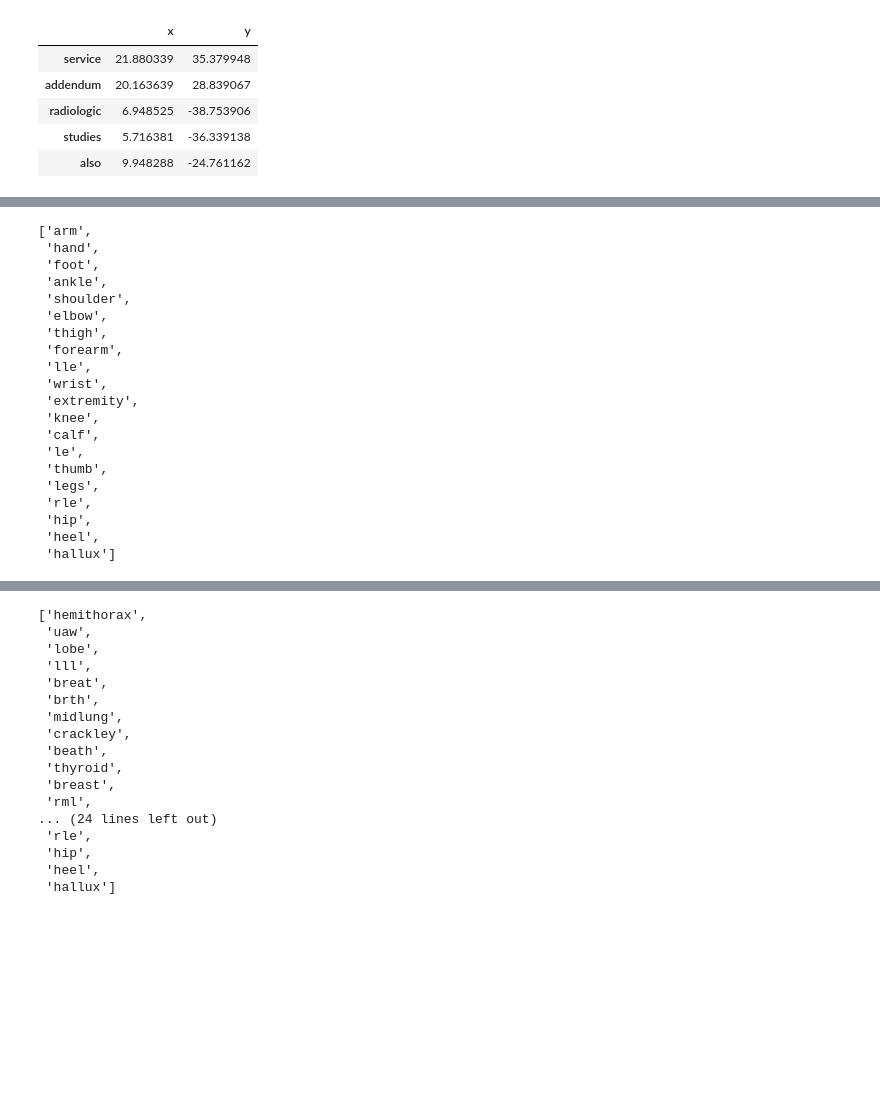
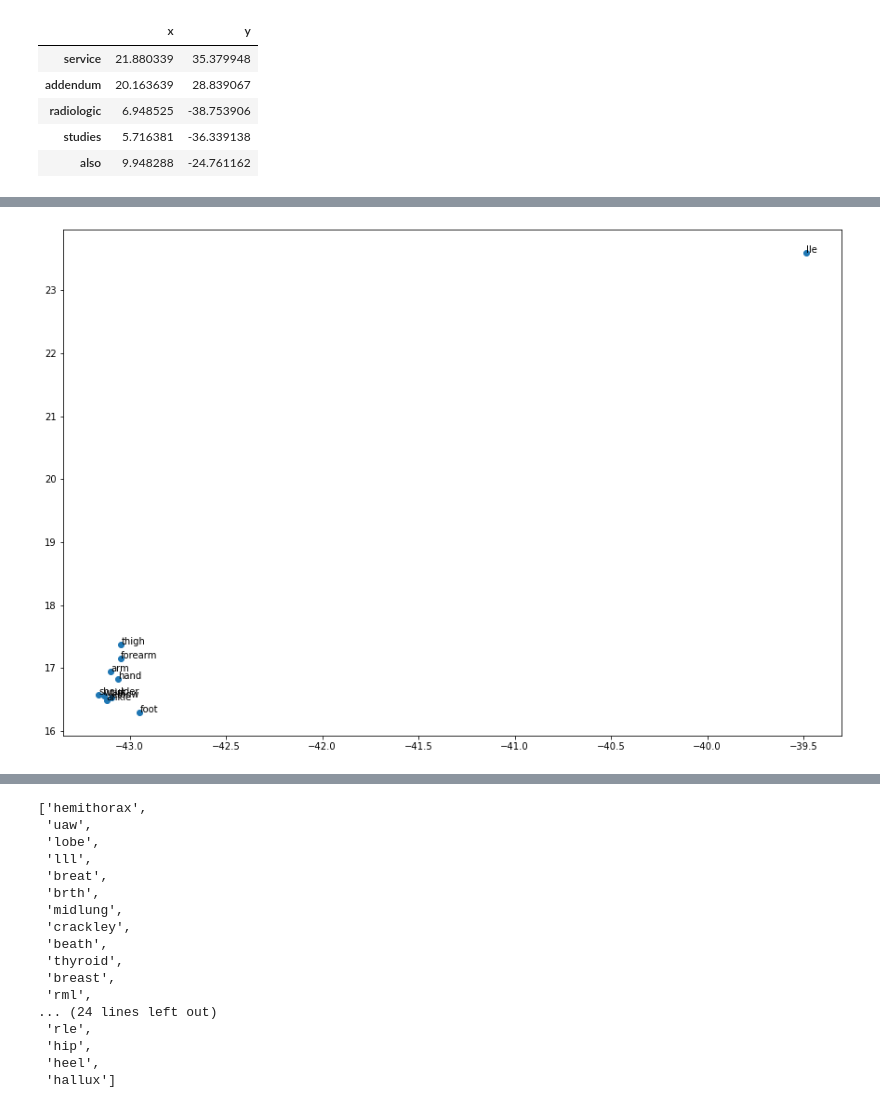
Before and after one commit to bestpredicts/NLP_Projects, a Jupyter notebook: OxLegalReasoning/visualise_word2vec.ipynb, the cells around one changed output, grey strips where cells are left out. Drawn from its saved outputs; the diff is of its cells as text; code cells hidden in the pictures; blank space fills up the shorter version.

```diff
--- a/OxLegalReasoning/visualise_word2vec.ipynb
+++ b/OxLegalReasoning/visualise_word2vec.ipynb
@@ -108,28 +100,21 @@ words_lung
 # %%
 # thhen get words related to leg
-words_leg = []
-for item in model.wv.most_similar('leg', topn=20):
-    words_leg.append(item[0])
+words_sim2 = []
+for item in model.wv.most_similar('leg', topn=10):
+    words_sim2.append(item[0])
 
-words_leg
+
+subset_df = df.loc[words_sim2]
+subset_df.shape
+
+
+fig = plt.figure(figsize=(15,10))
+ax = fig.add_subplot(1, 1, 1)
+
+ax.scatter(subset_df['x'], subset_df['y'])
+for word, pos in subset_df.iterrows():
+    ax.annotate(word, pos)
+
+plt.show()
 # %% [output]
-['arm',
- 'hand',
- 'foot',
- 'ankle',
- 'shoulder',
- 'elbow',
- 'thigh',
- 'forearm',
- 'lle',
- 'wrist',
- 'extremity',
- 'knee',
- 'calf',
- 'le',
- 'thumb',
- 'legs',
- 'rle',
- 'hip',
- 'heel',
- 'hallux']
+[figure, added]
```
Also changed, not shown: parts of 7 cells of this notebook, 6 other files.
